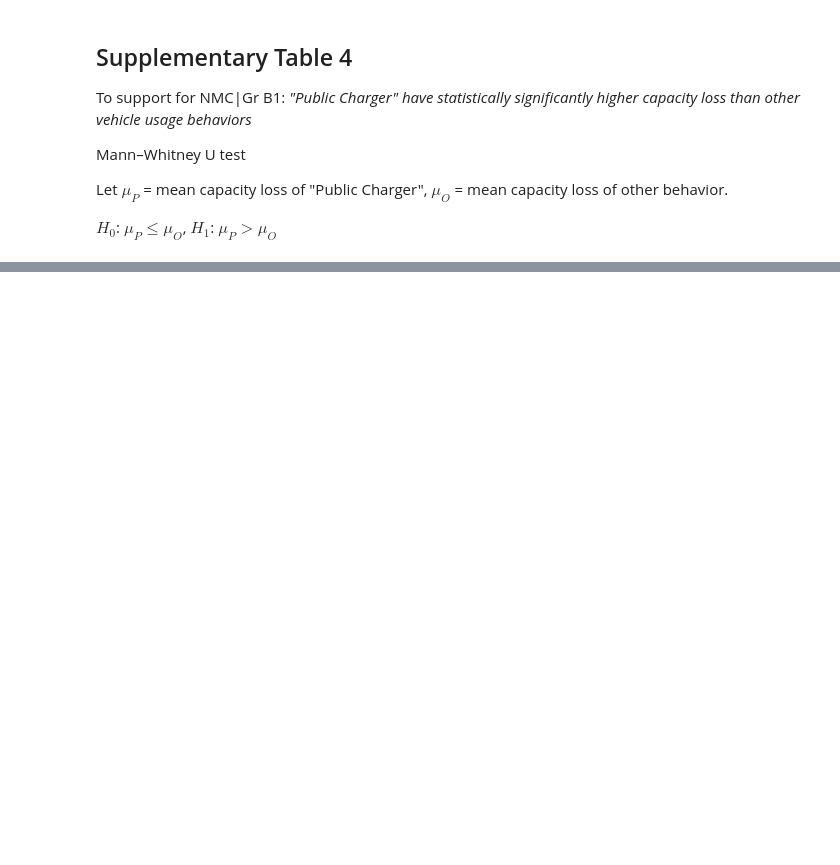
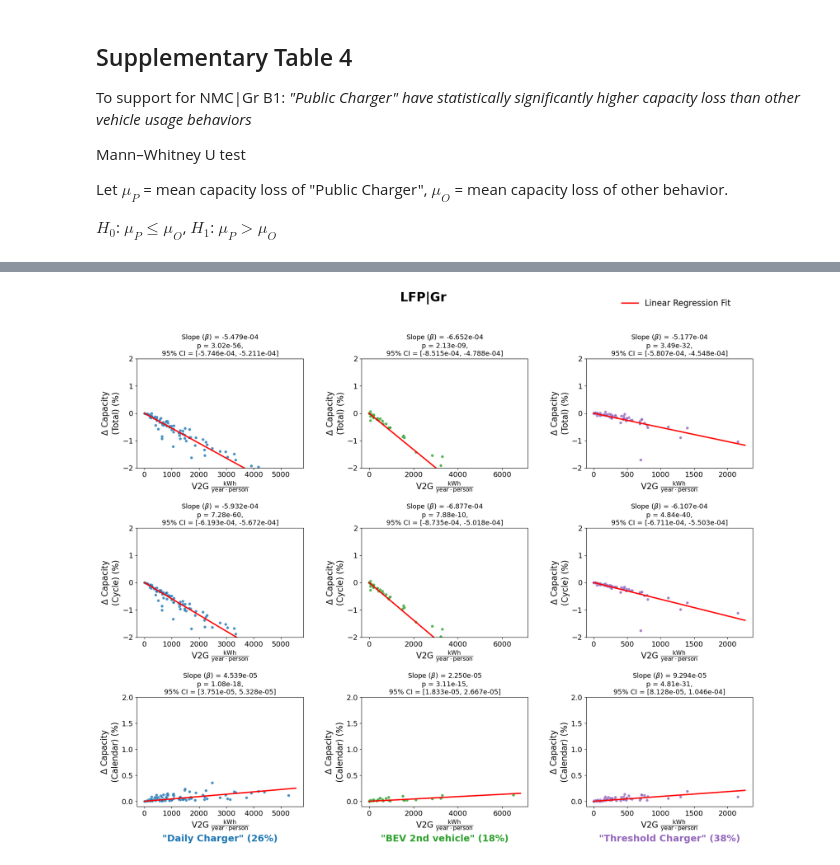
Before and after one commit to clementwong/california-v2g-journal, a Jupyter notebook: notebooks/generate_SI_data_analyses.ipynb, the cells around one changed output, grey strips where cells are left out. Cells and saved outputs as stored; diff of their text form; code cells hidden in the pictures; blank space fills up the shorter version.

Commit message:
added code for supplementary figures 2-4

```diff
--- a/notebooks/generate_SI_data_analyses.ipynb
+++ b/notebooks/generate_SI_data_analyses.ipynb
@@ -308,0 +280,86 @@ display(result_table)
+# %%
+import statsmodels.api as sm
+from matplotlib.lines import Line2D
+
+clusters = ['Daily Charger', 'BEV 2nd vehicle', 'Threshold Charger']
+colors = ['tab:blue', 'tab:green', 'tab:purple']
+cluster_counts = results_df['cluster_profile'].value_counts()
+total = len(results_df)
+
+save_names = {
+    "LFP|Gr": "linear_regression_LFP.pdf",
+    "NMC|Gr B1": "linear_regression_NMCGrb1.pdf",
+    "NMC|Gr B2": "linear_regression_NMCGrb2.pdf",
+}
+
+for chemistry in ["LFP|Gr", "NMC|Gr B1", "NMC|Gr B2"]:
+
+    y_cols_map = {
+        'Total': f'delta_q_loss_{chemistry}_10_years',
+        'Cycle': f'delta_q_loss_cyc_{chemistry}_10_years',
+        'Calendar': f'delta_q_loss_cal_{chemistry}_10_years',
+    }
+
+    fig, axes = plt.subplots(3, 3, figsize=(18, 16))
+
+    for col_idx, (cluster, color) in enumerate(zip(clusters, colors)):
+        subset = results_df[results_df['cluster_profile'] == cluster]
+        x = subset['V2G_kwh_10_years'].to_numpy() / 10  # kWh per year
+
+        for row_idx, (label, y_col) in enumerate(y_cols_map.items()):
+            ax = axes[row_idx, col_idx]
+            y = subset[y_col].to_numpy()
+
+            # Linear regression through the origin (no intercept)
+            model = sm.OLS(y, x).fit()
+            slope = model.params[0]
+            p_value = model.pvalues[0]
+            ci_low, ci_high = model.conf_int(alpha=0.05)[0]
+
+            # Scatter and regression line through origin
+            ax.scatter(x, y, color=color, s=30, alpha=0.8, edgecolors='white', linewidths=0.3)
+            x_line = np.linspace(0, x.max() * 1.05, 100)
+            ax.plot(x_line, slope * x_line, color='red', linewidth=2.5)
+
+            # Annotations as subplot title (same placement as before)
+            ax.set_title(
+                f"Slope ($\\beta$) = {slope:.3e}\n"
+                f"p = {p_value:.2e},\n"
+                f"95% CI = [{ci_low:.3e}, {ci_high:.3e}]",
+                fontsize=13
+            )
+
+            # Axis labels
+            ax.set_xlabel(r"V2G $\frac{\mathrm{kWh}}{\mathrm{year}}$", fontsize=16)
+            ax.set_ylabel(f"$\\Delta$ Capacity\n({label}) (%)", fontsize=16)
+
+            # Tick label sizes
+            ax.tick_params(axis='both', labelsize=14)
+
+            # Set consistent y-limits per row
+            if label == 'Total' or label == 'Cycle':
+                ax.set_ylim([-2.0, 2.0])
+            else:
+                ax.set_ylim([-0.1, 2.0])
+
+    # Column labels at the bottom
+    for col_idx, (cluster, color) in enumerate(zip(clusters, colors)):
+        pct = cluster_counts[cluster] / total * 100
+        axes[2, col_idx].text(
+            0.5, -0.32, f'"{cluster}" ({pct:.0f}%)',
+            transform=axes[2, col_idx].transAxes,
+            ha='center', fontsize=18, fontweight='bold', color=color
+        )
+
+    # Overall title and legend
+    fig.suptitle(chemistry, fontsize=24, fontweight='bold', y=0.99)
+    legend_elements = [Line2D([0], [0], color='red', linewidth=2.5, label='Linear Regression Fit')]
+    fig.legend(handles=legend_elements, loc='upper right', fontsize=16, frameon=False,
+               bbox_to_anchor=(0.97, 0.99))
+
+    plt.tight_layout(rect=[0, 0.04, 1, 0.96])
+    plt.subplots_adjust(hspace=0.55, wspace=0.35)
+    plt.savefig(save_names[chemistry], bbox_inches='tight', dpi=300)
+    plt.show()
+# %% [output]
+[figure, added]
```
Also changed, not shown: parts of 6 cells of this notebook.
